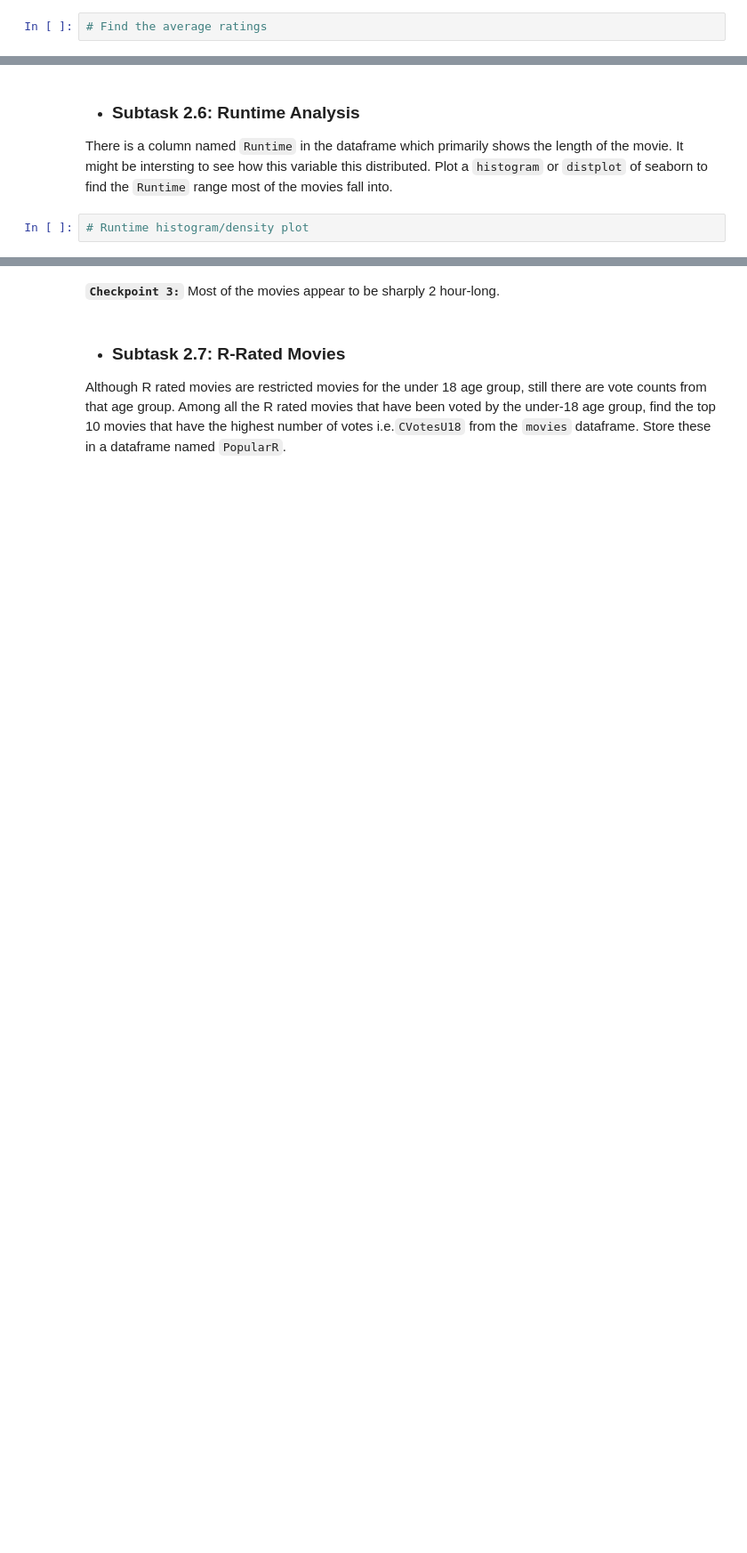
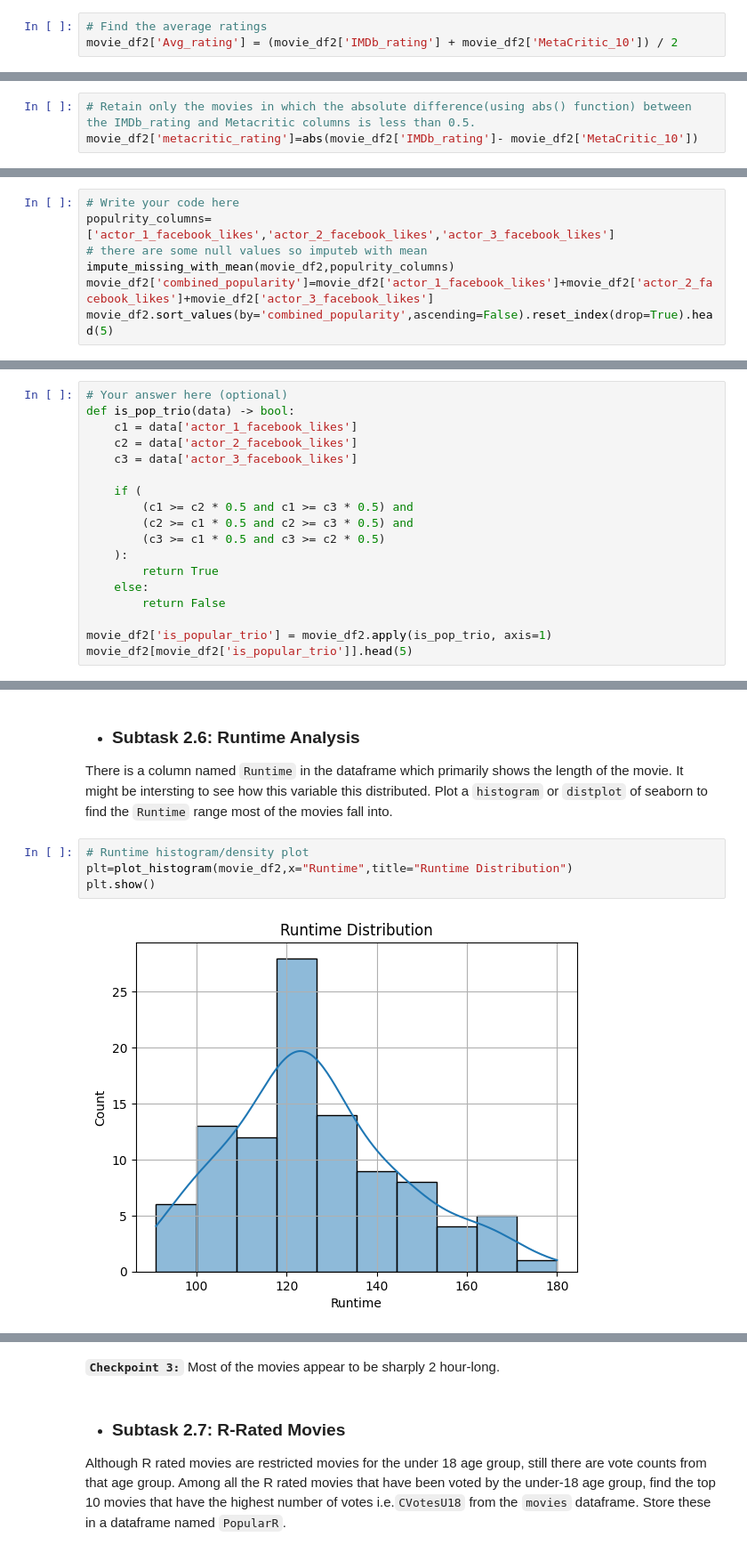
Before and after one commit to Rajesh2015/Logicmojo-AI-ML-Sept25-radash, a Jupyter notebook: EDA/IMDb+Movie+Assignment.ipynb, the cells around one changed output, grey strips where cells are left out. Shown at 89% size. Drawn from its saved outputs; the diff is of its cells as text; blank space fills up the shorter version.

```diff
--- a/EDA/IMDb+Movie+Assignment.ipynb
+++ b/EDA/IMDb+Movie+Assignment.ipynb
@@ -321,4 +338,5 @@ As a part of this subtask, you are required to find out the highest rated movies
 # %%
 # Find the average ratings
+movie_df2['Avg_rating'] = (movie_df2['IMDb_rating'] + movie_df2['MetaCritic_10']) / 2
 # %%
 #Sort in descending order of average rating
@@ -325,2 +353,5 @@ As a part of this subtask, you are required to find out the highest rated movies
+# %%
+# Retain only the movies in which the absolute difference(using abs() function) between the IMDb_rating and Metacritic columns is less than 0.5.
+movie_df2['metacritic_rating']=abs(movie_df2['IMDb_rating']- movie_df2['MetaCritic_10'])
 # %%
 # Find the movies with metacritic-rating < 0.5 and also with the average rating of >8
@@ -337,0 +382,7 @@ Find out the top 5 popular trios, and output their names in a list.
+# %%
+# Write your code here
+populrity_columns=['actor_1_facebook_likes','actor_2_facebook_likes','actor_3_facebook_likes']
+# there are some null values so imputeb with mean
+impute_missing_with_mean(movie_df2,populrity_columns)
+movie_df2['combined_popularity']=movie_df2['actor_1_facebook_likes']+movie_df2['actor_2_facebook_likes']+movie_df2['actor_3_facebook_likes']
+movie_df2.sort_values(by='combined_popularity',ascending=False).reset_index(drop=True).head(5)
@@ -365,0 +428,18 @@ You can do a manual inspection of the top 5 popular trios you have found in the
+# %%
+# Your answer here (optional)
+def is_pop_trio(data) -> bool:
+    c1 = data['actor_1_facebook_likes']
+    c2 = data['actor_2_facebook_likes']
+    c3 = data['actor_3_facebook_likes']
+
+    if (
+        (c1 >= c2 * 0.5 and c1 >= c3 * 0.5) and
+        (c2 >= c1 * 0.5 and c2 >= c3 * 0.5) and
+        (c3 >= c1 * 0.5 and c3 >= c2 * 0.5)
+    ):
+        return True
+    else:
+        return False
+
+movie_df2['is_popular_trio'] = movie_df2.apply(is_pop_trio, axis=1)
+movie_df2[movie_df2['is_popular_trio']].head(5)
@@ -369,3 +457,7 @@ You can do a manual inspection of the top 5 popular trios you have found in the
 There is a column named `Runtime` in the dataframe which primarily shows the length of the movie. It might be intersting to see how this variable this distributed. Plot a `histogram` or `distplot` of seaborn to find the `Runtime` range most of the movies fall into.
 # %%
 # Runtime histogram/density plot
+plt=plot_histogram(movie_df2,x="Runtime",title="Runtime Distribution")
+plt.show()
+# %% [output]
+[figure, added]
```
Also changed, not shown: parts of 23 cells of this notebook.
